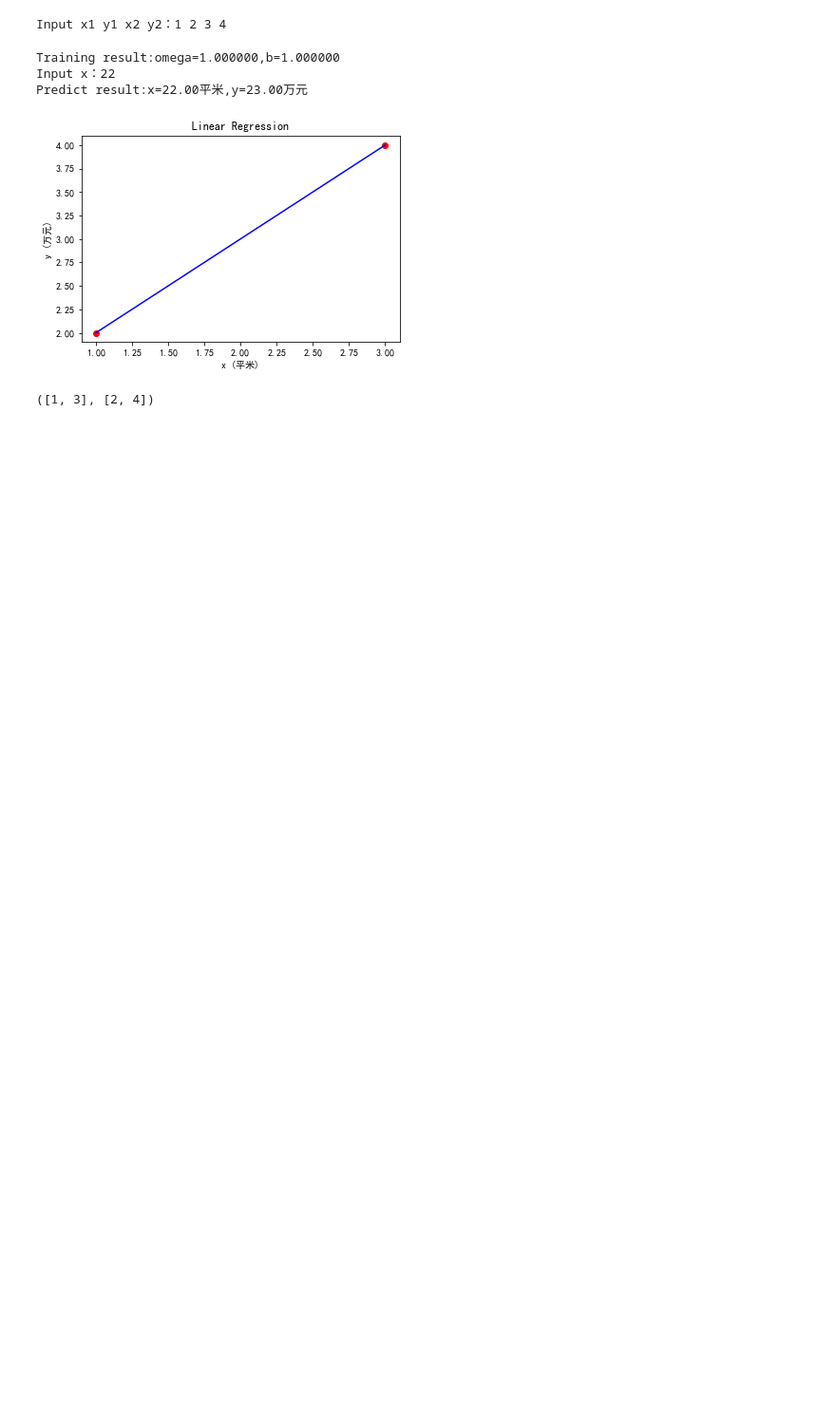
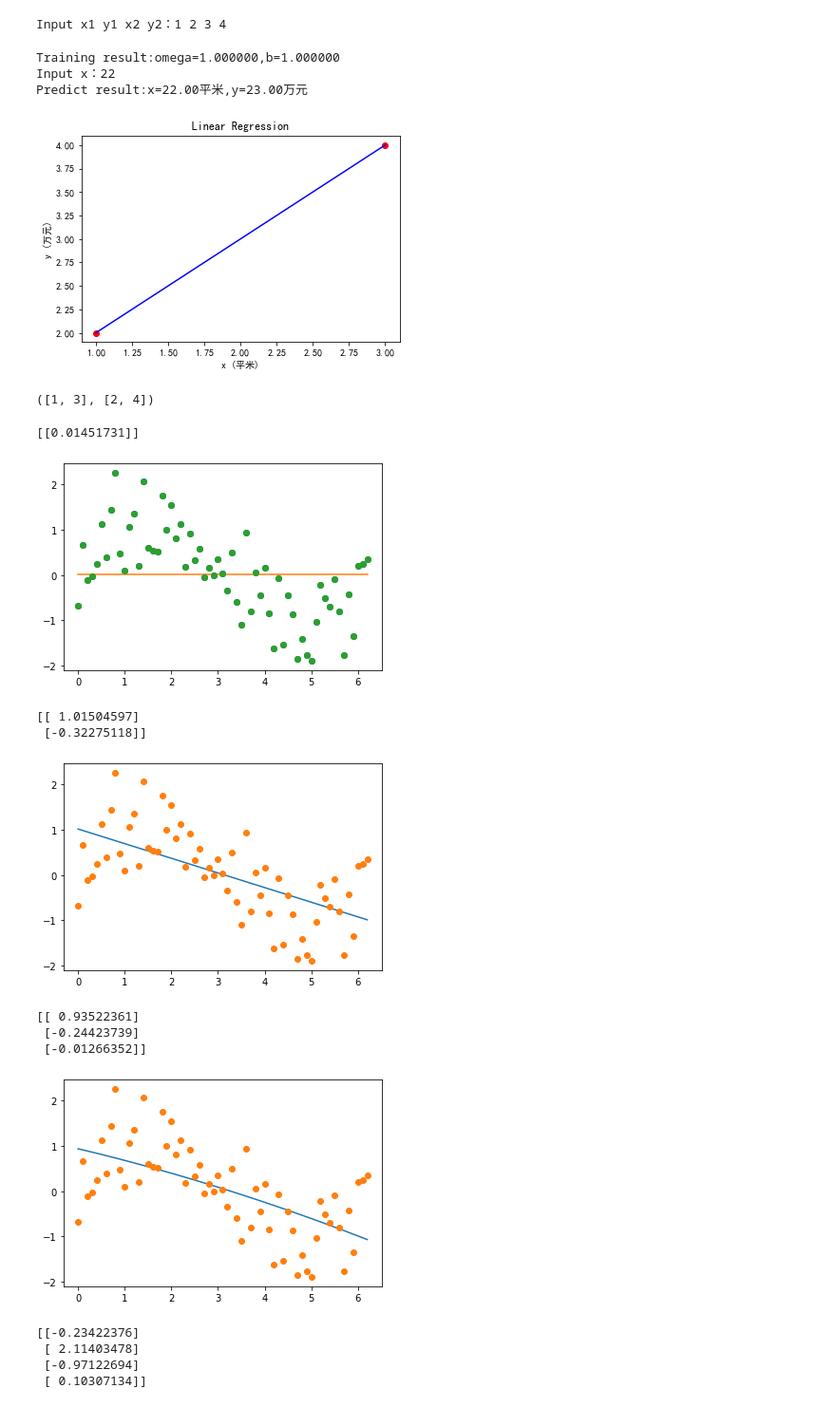
Before and after one commit to Eric3319/Machine-Learning, a Jupyter notebook: 第一节课.ipynb, the cells around one changed output. Shown: that part at 95% size. Drawn from its saved outputs; the diff is of its cells as text; code cells hidden in the pictures; blank space fills up the shorter version.

```diff
--- a/第一节课.ipynb
+++ b/第一节课.ipynb
@@ -62,3 +62,74 @@ Predict result:x=22.00平米,y=23.00万元
 X,Y
 # %% [output]
 ([1, 3], [2, 4])
+# %%
+import numpy as np
+import matplotlib.pyplot as plt
+x=np.arange(0,2*np.pi,step=0.1)
+y=np.sin(x)
+mu=0
+sigma=0.6
+noise=np.random.normal(mu,sigma,size=len(x))
+y=y+noise
+plt.plot(x,y,'o')
+X=np.mat(np.ones((len(x),1)))
+Y=np.mat(y).reshape(len(y),-1)
+W=(X.T*X).I*X.T*Y
+y_=X*W
+print(W)
+plt.plot(x,y_)
+plt.plot(x,y,'o')
+plt.show()
+
+
+x_left=np.ones((len(x),1))
+x_right=x.reshape(len(x),1)
+X=np.mat(np.hstack((x_left,x_right)))
+Y=np.mat(y).reshape(len(y),-1)
+W=(X.T*X).I*X.T*Y
+y_=X*W
+print(W)
+plt.plot(x,y_)
+plt.plot(x,y,'o')
+plt.show()
+
+x_left=np.ones((len(x),1))
+x_right1=x.reshape(len(x),1)
+x_right2=(x**2).reshape(len(x),1)
+
+
+X=np.mat(np.hstack((x_left,x_right1,x_right2)))
+Y=np.mat(y).reshape(len(y),-1)
+W=(X.T*X).I*X.T*Y
+y_=X*W
+print(W)
+plt.plot(x,y_)
+plt.plot(x,y,'o')
+plt.show()
+
+x_left=np.ones((len(x),1))
+x_right1=x.reshape(len(x),1)
+x_right2=(x**2).reshape(len(x),1)
+x_right3=(x**3).reshape(len(x),1)
+X=np.mat(np.hstack((x_left,x_right1,x_right2,x_right3)))
+Y=np.mat(y).reshape(len(y),-1)
+W=(X.T*X).I*X.T*Y
+y_=X*W
+print(W)
+plt.plot(x,y_)
+plt.plot(x,y,'o')
+plt.show()
+# %% [output]
+[[0.01451731]]
+[figure, added]
+[[ 1.01504597]
+ [-0.32275118]]
+[figure, added]
+[[ 0.93522361]
+ [-0.24423739]
+ [-0.01266352]]
+[figure, added]
+[[-0.23422376]
+ [ 2.11403478]
+ [-0.97122694]
+ [ 0.10307134]]
```
Also changed, not shown: parts of 1 cell of this notebook.
